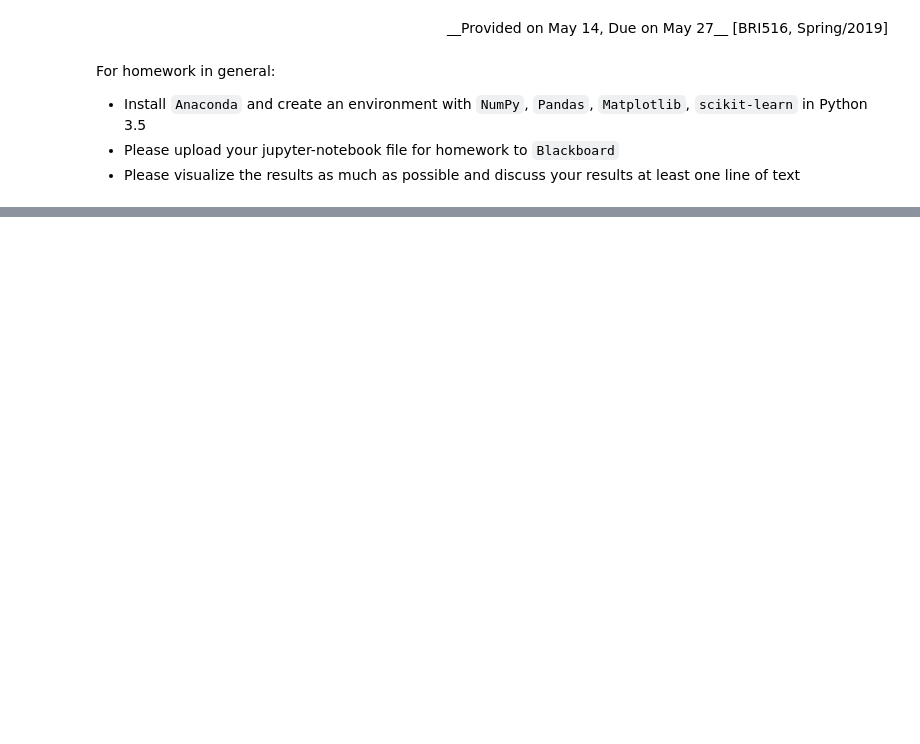
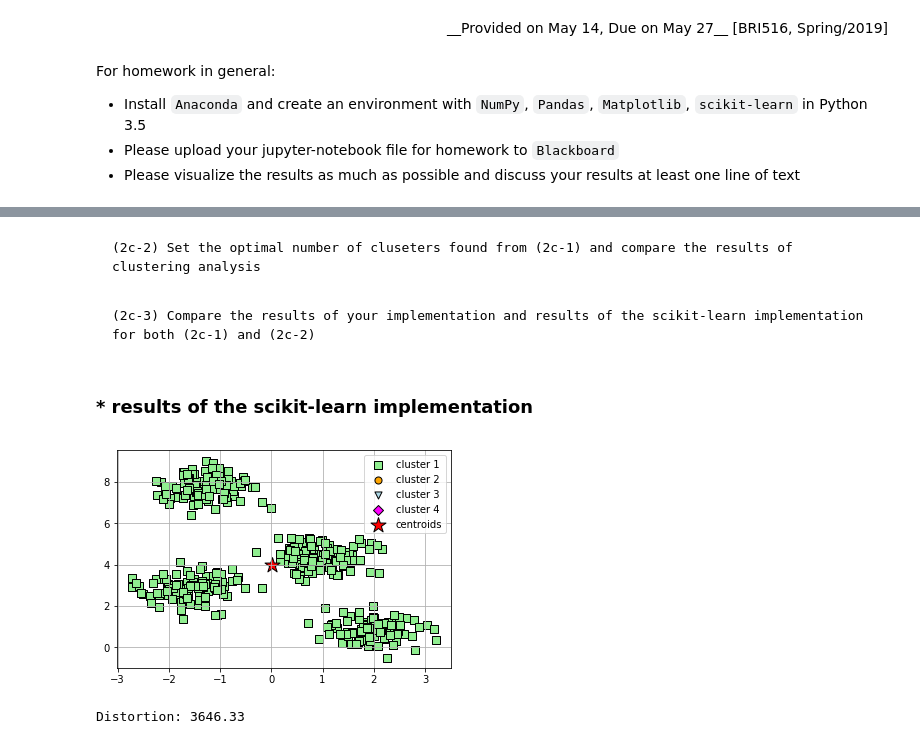
Before and after one commit to happyhyowon/work, a Jupyter notebook: HyowonKim_2019020723_hw4.ipynb, the cells around one changed output, grey strips where cells are left out. Saved outputs shown, nothing was run; the diff lists cells and outputs as text; code cells hidden in the pictures; blank space fills up the shorter version.

```diff
--- a/HyowonKim_2019020723_hw4.ipynb
+++ b/HyowonKim_2019020723_hw4.ipynb
@@ -34,0 +77,27 @@ For homework in general:
+# %% [markdown]
+    (2c-2) Set the optimal number of cluseters found from (2c-1) and compare the results of clustering analysis
+# %% [markdown]
+    (2c-3) Compare the results of your implementation and results of the scikit-learn implementation for both (2c-1) and (2c-2)
+# %% [markdown]
+### * results of the scikit-learn implementation
+# %%
+# the scikit-learn implementation
+from sklearn.cluster import KMeans
+
+km = KMeans(n_clusters=1, init='random', n_init=10, max_iter=300, tol=1e-04, random_state=0)
+y_km = km.fit_predict(X)
+
+plt.scatter(X[y_km == 0, 0], X[y_km == 0, 1], s=50, c='lightgreen', marker='s',edgecolor='black', label='cluster 1')
+plt.scatter(X[y_km == 1, 0], X[y_km == 1, 1], s=50, c='orange', marker='o', edgecolor='black', label='cluster 2')
+plt.scatter(X[y_km == 2, 0], X[y_km == 2, 1], s=50, c='lightblue', marker='v', edgecolor='black', label='cluster 3')
+plt.scatter(X[y_km == 3, 0], X[y_km == 3, 1], s=50, c='magenta', marker='D', edgecolor='black', label='cluster 4')
+plt.scatter(km.cluster_centers_[:, 0], km.cluster_centers_[:, 1], s=250, marker='*', c='red', edgecolor='black', label='centroids')
+plt.legend()
+plt.grid()
+plt.show()
+# %% [output]
+[figure, added]
+# %%
+print('Distortion: %.2f' % km.inertia_)
+# %% [output]
+Distortion: 3646.33
```
Also changed, not shown: parts of 18 cells of this notebook, 1 other file.
